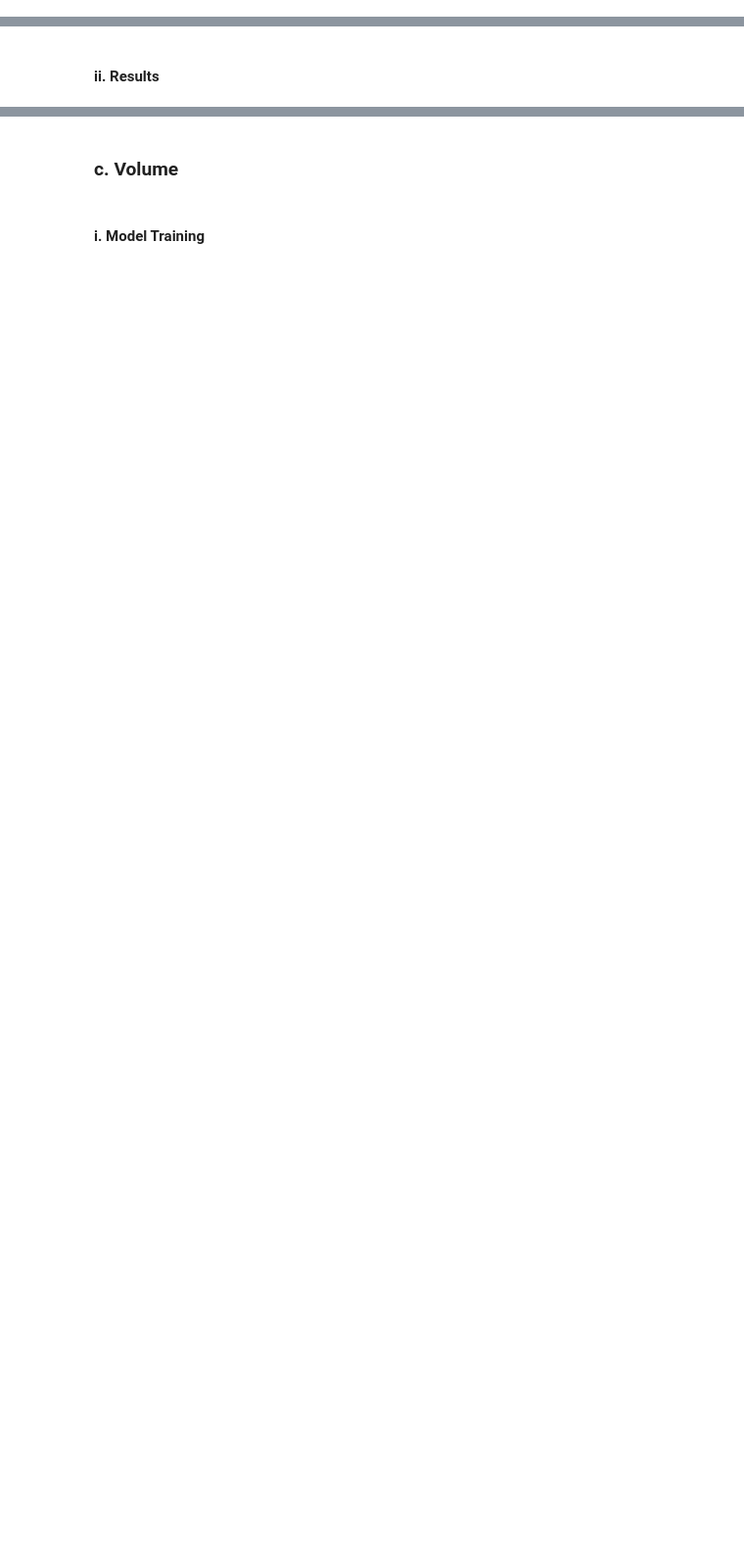
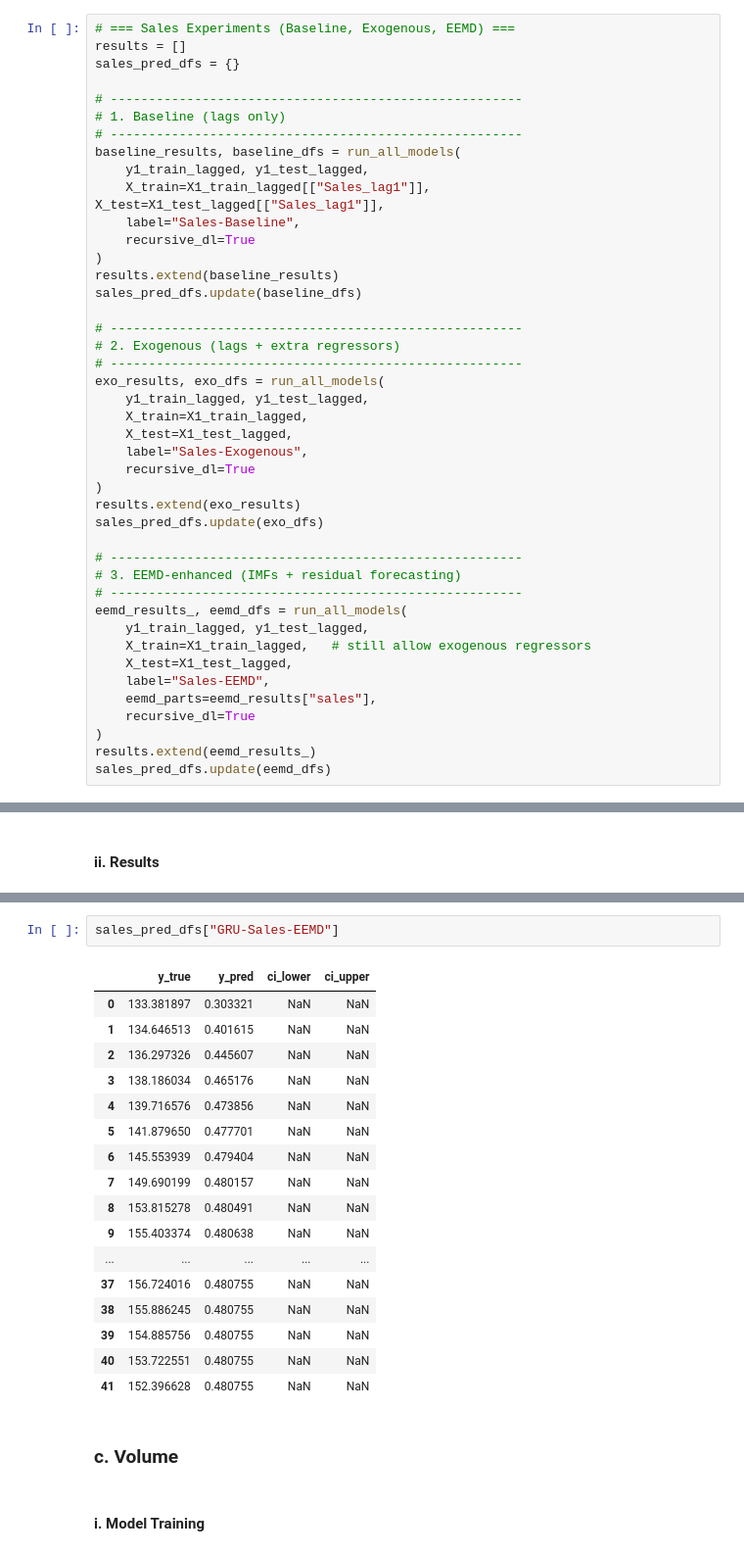
Before and after one commit to MahlatsiM/HonoursResearch, a Jupyter notebook: Cars_Model_Building.ipynb, the cells around one changed output, grey strips where cells are left out. Shown at 98% size. Cells and saved outputs as stored; diff of their text form; blank space fills up the shorter version.

```diff
--- a/Cars_Model_Building.ipynb
+++ b/Cars_Model_Building.ipynb
@@ -765,0 +579,43 @@ All forecast and metrics Excel files saved under: c:\Users\202215639\OneDrive -
+# %%
+# === Sales Experiments (Baseline, Exogenous, EEMD) ===
+results = []
+sales_pred_dfs = {}
+
+# ------------------------------------------------------
+# 1. Baseline (lags only)
+# ------------------------------------------------------
+baseline_results, baseline_dfs = run_all_models(
+    y1_train_lagged, y1_test_lagged,
+    X_train=X1_train_lagged[["Sales_lag1"]], X_test=X1_test_lagged[["Sales_lag1"]],
+    label="Sales-Baseline",
+    recursive_dl=True
+)
+results.extend(baseline_results)
+sales_pred_dfs.update(baseline_dfs)
+
+# ------------------------------------------------------
+# 2. Exogenous (lags + extra regressors)
+# ------------------------------------------------------
+exo_results, exo_dfs = run_all_models(
+    y1_train_lagged, y1_test_lagged,
+    X_train=X1_train_lagged,
+    X_test=X1_test_lagged,
+    label="Sales-Exogenous",
+    recursive_dl=True
+)
+results.extend(exo_results)
+sales_pred_dfs.update(exo_dfs)
+
+# ------------------------------------------------------
+# 3. EEMD-enhanced (IMFs + residual forecasting)
+# ------------------------------------------------------
+eemd_results_, eemd_dfs = run_all_models(
+    y1_train_lagged, y1_test_lagged,
+    X_train=X1_train_lagged,   # still allow exogenous regressors
+    X_test=X1_test_lagged,
+    label="Sales-EEMD",
+    eemd_parts=eemd_results["sales"],
+    recursive_dl=True
+)
+results.extend(eemd_results_)
+sales_pred_dfs.update(eemd_dfs)
@@ -827,3 +706,23 @@ memory usage: 1.2 KB
+# %%
+sales_pred_dfs["GRU-Sales-EEMD"]
+# %% [output]
+|  | y_true | y_pred | ci_lower | ci_upper |
+| 0 | 133.381897 | 0.303321 | NaN | NaN |
+| 1 | 134.646513 | 0.401615 | NaN | NaN |
+| 2 | 136.297326 | 0.445607 | NaN | NaN |
+| 3 | 138.186034 | 0.465176 | NaN | NaN |
+| 4 | 139.716576 | 0.473856 | NaN | NaN |
+| 5 | 141.879650 | 0.477701 | NaN | NaN |
+| 6 | 145.553939 | 0.479404 | NaN | NaN |
+| 7 | 149.690199 | 0.480157 | NaN | NaN |
+| 8 | 153.815278 | 0.480491 | NaN | NaN |
+| 9 | 155.403374 | 0.480638 | NaN | NaN |
+| ... | ... | ... | ... | ... |
+| 37 | 156.724016 | 0.480755 | NaN | NaN |
+| 38 | 155.886245 | 0.480755 | NaN | NaN |
+| 39 | 154.885756 | 0.480755 | NaN | NaN |
+| 40 | 153.722551 | 0.480755 | NaN | NaN |
+| 41 | 152.396628 | 0.480755 | NaN | NaN |
 # %% [markdown]
 ### c. Volume
 # %% [markdown]
```
Also changed, not shown: parts of 17 cells of this notebook.
